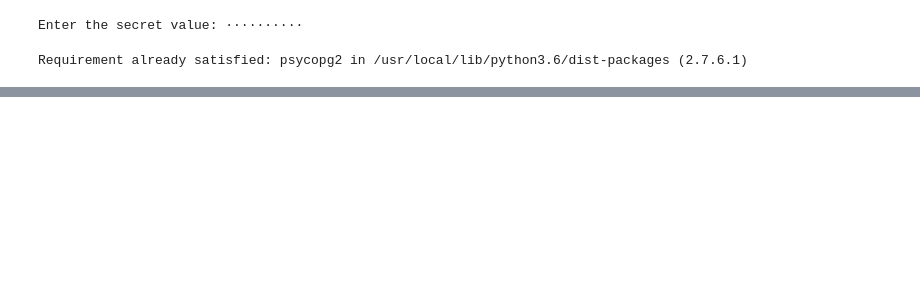
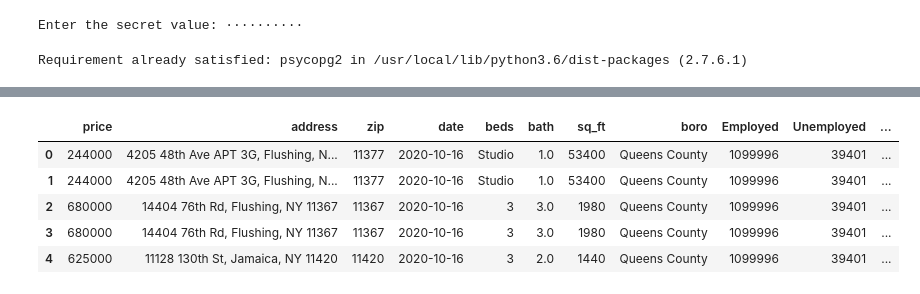
Before and after one commit to 914book/NYC-HousingMarketPrediction-COVIDEra, a Jupyter notebook: project.ipynb, the cells around one changed output, grey strips where cells are left out. Cells and saved outputs as stored; diff of their text form; code cells hidden in the pictures; blank space fills up the shorter version.

```diff
--- a/project.ipynb
+++ b/project.ipynb
@@ -61,0 +82,11 @@ house2data
+# %%
+
+# Read in Housing data
+df.head()
+# %% [output]
+|  | price | address | zip | date | beds | bath | sq_ft | boro | Employed | Unemployed | ... |
+| 0 | 244000 | 4205 48th Ave APT 3G, Flushing, N... | 11377 | 2020-10-16 | Studio | 1.0 | 53400 | Queens County | 1099996 | 39401 | ... |
+| 1 | 244000 | 4205 48th Ave APT 3G, Flushing, N... | 11377 | 2020-10-16 | Studio | 1.0 | 53400 | Queens County | 1099996 | 39401 | ... |
+| 2 | 680000 | 14404 76th Rd, Flushing, NY 11367 | 11367 | 2020-10-16 | 3 | 3.0 | 1980 | Queens County | 1099996 | 39401 | ... |
+| 3 | 680000 | 14404 76th Rd, Flushing, NY 11367 | 11367 | 2020-10-16 | 3 | 3.0 | 1980 | Queens County | 1099996 | 39401 | ... |
+| 4 | 625000 | 11128 130th St, Jamaica, NY 11420 | 11420 | 2020-10-16 | 3 | 2.0 | 1440 | Queens County | 1099996 | 39401 | ... |
```
Also changed, not shown: parts of 24 cells of this notebook.
